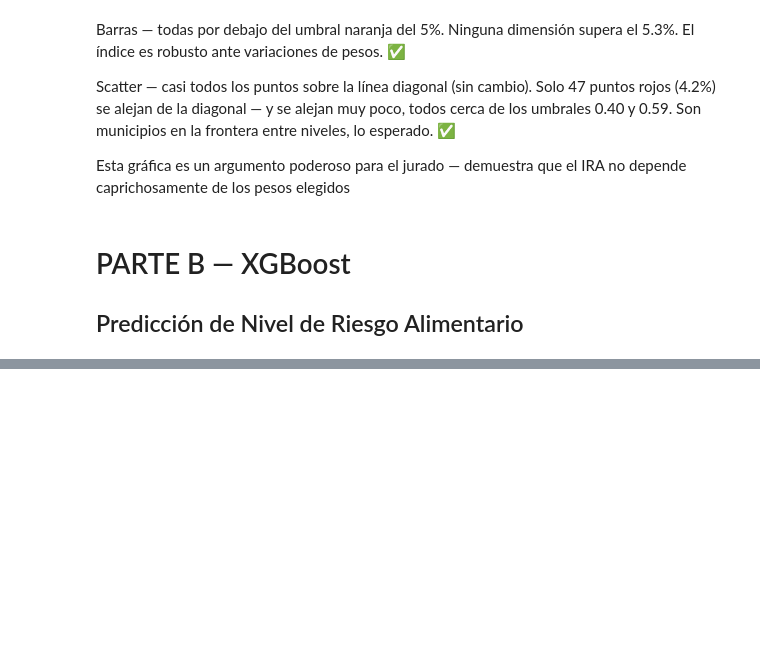
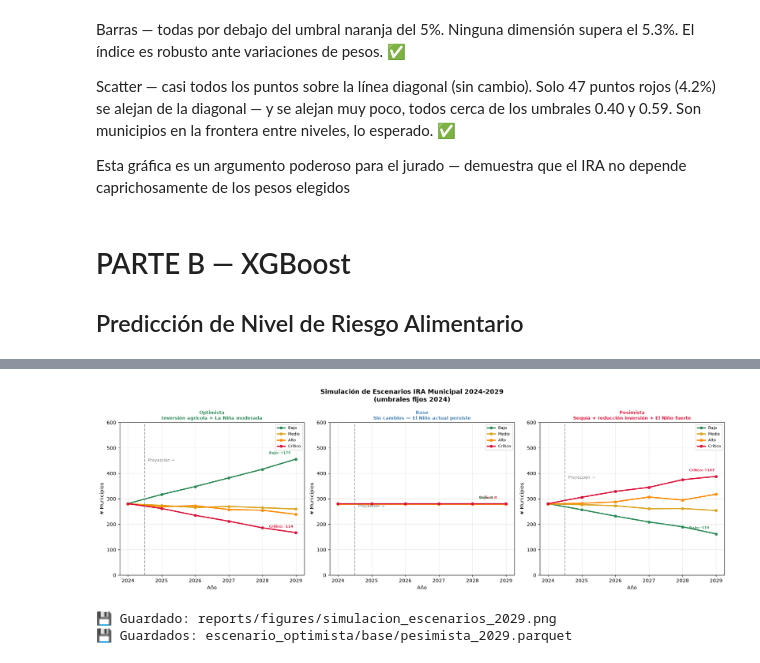
Before and after one commit to judazag/IRA-Municipal, a Jupyter notebook: notebooks/04_modelo_predictivo.ipynb, the cells around one changed output, grey strips where cells are left out. Drawn from its saved outputs; the diff is of its cells as text; code cells hidden in the pictures; blank space fills up the shorter version.

```diff
--- a/notebooks/04_modelo_predictivo.ipynb
+++ b/notebooks/04_modelo_predictivo.ipynb
@@ -732,0 +1869,66 @@ NameError: name 'pd' is not defined
+# %%
+fig, axes = plt.subplots(1, 3, figsize=(18, 6))
+fig.suptitle('Simulación de Escenarios IRA Municipal 2024-2029\n(umbrales fijos 2024)',
+             fontsize=13, fontweight='bold')
+
+colores_nivel = {
+    'Bajo':    'seagreen',
+    'Medio':   'goldenrod',
+    'Alto':    'darkorange',
+    'Crítico': 'crimson',
+}
+
+for ax, (nombre, params) in zip(axes, ESCENARIOS_V2.items()):
+    df_res = resultados_v2[nombre]
+
+    for nivel, color in colores_nivel.items():
+        ax.plot(df_res['anio'], df_res[nivel],
+                color=color, linewidth=2.5,
+                marker='o', markersize=5,
+                label=nivel)
+
+    # Línea vertical separando real de proyección
+    ax.axvline(2024.5, color='gray', linestyle='--', alpha=0.7)
+    ax.text(2024.6, ax.get_ylim()[1]*0.95 if ax.get_ylim()[1] > 0 else 350,
+            'Proyección →', fontsize=8, color='gray')
+
+    ax.set_title(f'{nombre}\n{params["descripcion"]}',
+                 fontsize=9, fontweight='bold', color=params['color'])
+    ax.set_xlabel('Año')
+    ax.set_ylabel('# Municipios')
+    ax.set_xticks(df_res['anio'])
+    ax.legend(fontsize=8)
+    ax.grid(True, alpha=0.3)
+    ax.set_ylim(0, 600)
+
+    # Anotar 2029
+    for nivel in ['Crítico','Bajo']:
+        val_2029 = df_res[df_res['anio']==2029][nivel].values[0]
+        val_2024 = df_res[df_res['anio']==2024][nivel].values[0]
+        cambio = val_2029 - val_2024
+        signo = '+' if cambio > 0 else ''
+        ax.annotate(f'{nivel}: {signo}{cambio}',
+                    xy=(2029, val_2029),
+                    xytext=(2028.2, val_2029 + 20),
+                    fontsize=7,
+                    color=colores_nivel[nivel],
+                    fontweight='bold')
+
+plt.tight_layout()
+plt.savefig('../reports/figures/simulacion_escenarios_2029.png', dpi=150, bbox_inches='tight')
+plt.show()
+print('💾 Guardado: reports/figures/simulacion_escenarios_2029.png')
+
+# Guardar resultados
+for nombre, df_res in resultados_v2.items():
+    nombre_archivo = nombre.lower().replace(' ','_')
+    pq.write_table(
+        pa.Table.from_pandas(df_res),
+        OUTPUT / f'escenario_{nombre_archivo}_2029.parquet',
+        compression='snappy'
+    )
+print('💾 Guardados: escenario_optimista/base/pesimista_2029.parquet')
+# %% [output]
+[figure, added]
+💾 Guardado: reports/figures/simulacion_escenarios_2029.png
+💾 Guardados: escenario_optimista/base/pesimista_2029.parquet
```
Also changed, not shown: parts of 27 cells of this notebook.
